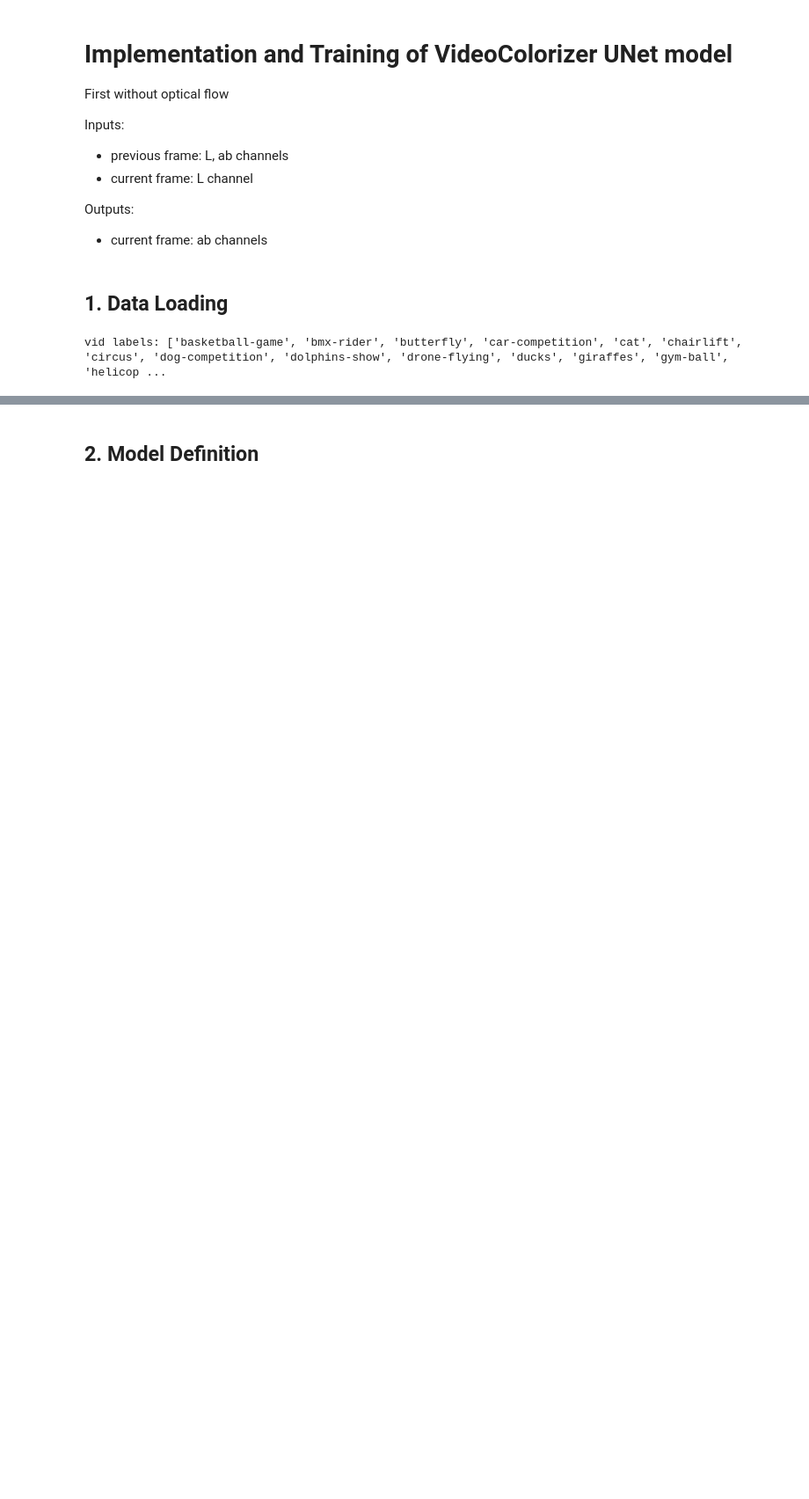
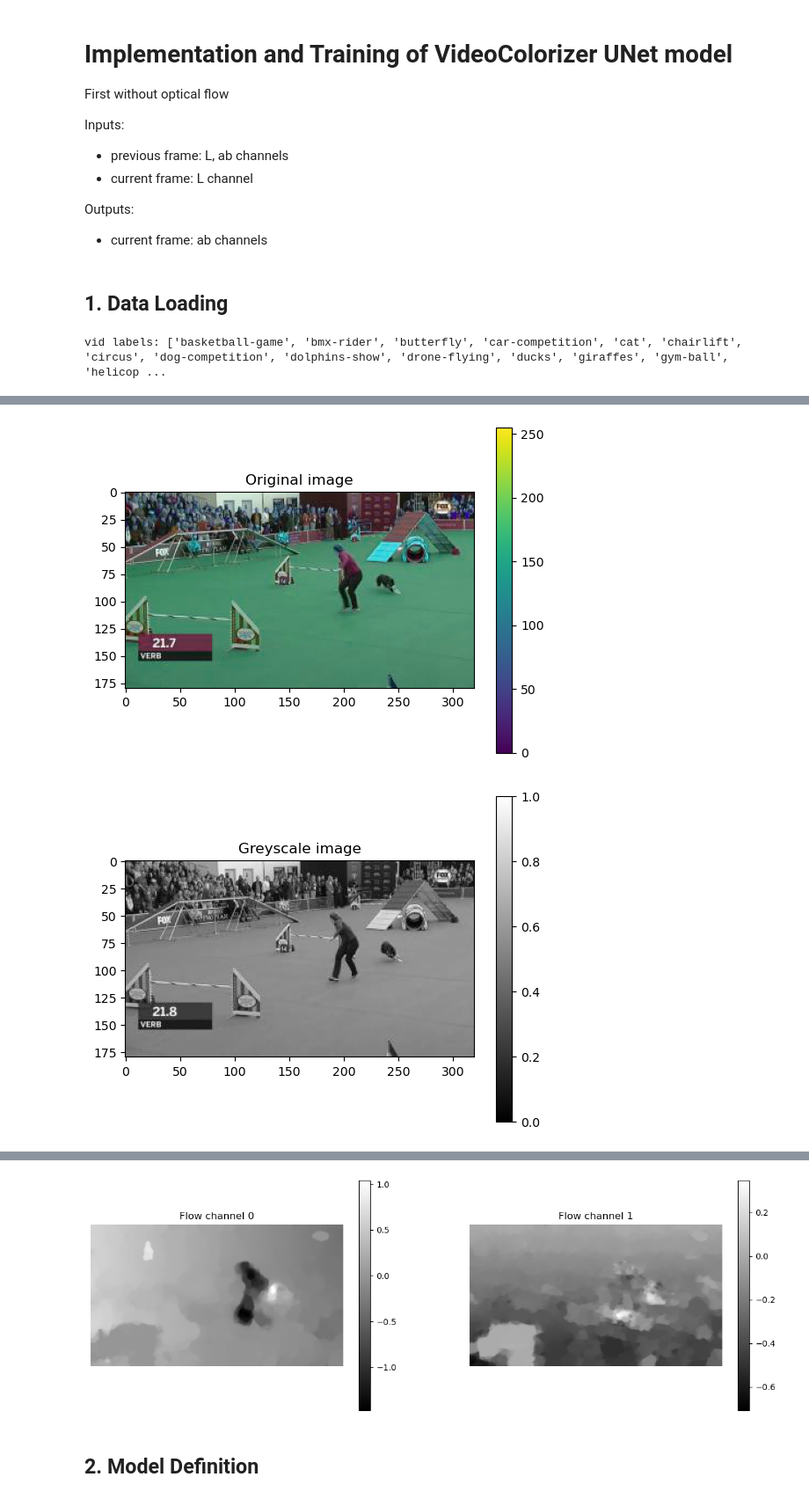
Before and after one commit to jan-spr/FlowColorization, a Jupyter notebook: UNet_train_noFlow.ipynb, the cells around one changed output, grey strips where cells are left out. Shown: that part at 88% size. Cells and saved outputs as stored; diff of their text form; code cells hidden in the pictures; blank space fills up the shorter version.

```diff
--- a/UNet_train_noFlow.ipynb
+++ b/UNet_train_noFlow.ipynb
@@ -36,0 +100,31 @@ AttributeError: '_OpNamespace' 'image' object has no attribute 'read_file'
+# %%
+col_image = cv2.cvtColor(col_img, cv2.COLOR_LAB2RGB)
+
+im = plt.imshow(col_image)
+cbar = plt.colorbar(im)
+plt.title('Original image')
+plt.show()
+
+im = plt.imshow(grey_img, cmap='gray')
+cbar = plt.colorbar(im)
+plt.title('Greyscale image')
+plt.show()
+
+flow_rgb = uv_2_rgb(flow_img)
+
+im = plt.imshow(flow_rgb)
+cbar = plt.colorbar(im)
+plt.title('Optical flow')
+plt.show()
+
+fig, axs = plt.subplots(1, 2, figsize=(15, 5))
+for ax in enumerate(axs):
+    ax[1].axis('off')
+    ax[1].set_title('Flow channel ' + str(ax[0]))
+    im = ax[1].imshow(flow_img[:, :, ax[0]], cmap='gray')
+    cbar = fig.colorbar(im, ax=ax[1])
+
+plt.show()
+# %% [output]
+[figure, added]
+[figure, added]
@@ -37,3 +132,4 @@ AttributeError: '_OpNamespace' 'image' object has no attribute 'read_file'
+[figure, added]
 # %% [markdown]
 ## 2. Model Definition
 # %%
```
Also changed, not shown: parts of 8 cells of this notebook, 1 other file.
